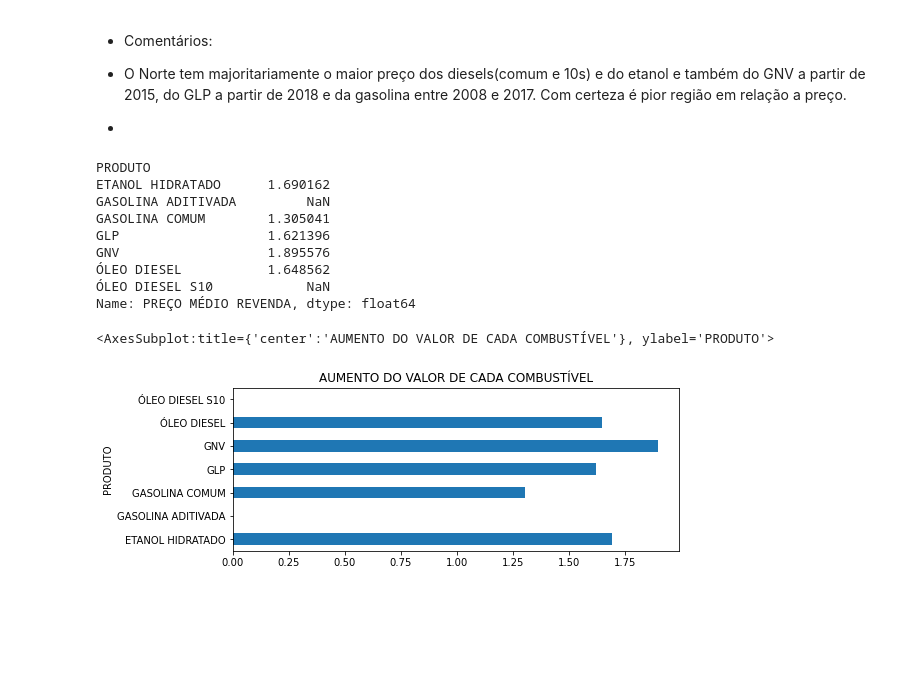
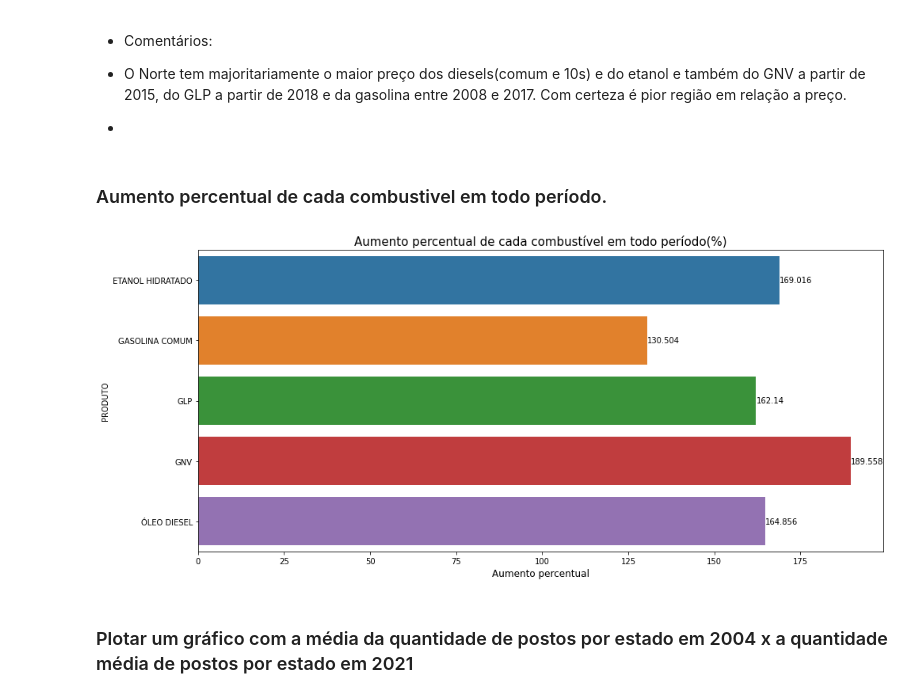
Before and after one commit to cruz-rodrigo/projeto4, a Jupyter notebook: projeto_4.ipynb, the cells around one changed output. Cells and saved outputs as stored; diff of their text form; code cells hidden in the pictures; blank space fills up the shorter version.

```diff
--- a/projeto_4.ipynb
+++ b/projeto_4.ipynb
@@ -128,20 +131,21 @@ axs[2,1].legend(labels=['CENTRO OESTE', 'NORDESTE', 'NORTE', 'SUDESTE', 'SUL'],
 
 - O Norte tem majoritariamente o maior preço dos diesels(comum e 10s) e do etanol e também do GNV a partir de 2015, do GLP a partir de 2018 e da gasolina entre 2008 e 2017. Com certeza é pior região em relação a preço.
 -
+# %% [markdown]
+### Aumento percentual de cada combustivel em todo período.
 # %%
 aumento_produto = df_gas.pivot_table(index='ANO', columns='PRODUTO', values='PREÇO MÉDIO REVENDA', aggfunc='mean')
-aumento_bruto_produto = (df_gas.loc[df_gas["ANO"]==2021].groupby(['PRODUTO'])["PREÇO MÉDIO REVENDA"].mean() - df_gas.loc[df_gas["ANO"]==2004].groupby(['PRODUTO'])["PREÇO MÉDIO REVENDA"].mean())/df_gas.loc[df_gas["ANO"]==2004].groupby(['PRODUTO'])["PREÇO MÉDIO REVENDA"].mean()
-display(aumento_bruto_produto)
-aumento_bruto_produto.plot(kind='barh', figsize=(8,3), title='AUMENTO DO VALOR DE CADA COMBUSTÍVEL', ylabel='Aumento em Reais(R$)')
+aumento_bruto_produto = ((df_gas.loc[df_gas["ANO"]==2021].groupby(['PRODUTO'])["PREÇO MÉDIO REVENDA"].mean() - df_gas.loc[df_gas["ANO"]==2004].groupby(['PRODUTO'])["PREÇO MÉDIO REVENDA"].mean())/df_gas.loc[df_gas["ANO"]==2004].groupby(['PRODUTO'])["PREÇO MÉDIO REVENDA"].mean())*100
+aumento_bruto_produto = aumento_bruto_produto.to_frame()
+aumento_bruto_produto.reset_index(inplace=True)
+aumento_bruto_produto.drop(labels = [1,6],axis=0, inplace=True)
-# %% [output]
-PRODUTO
-ETANOL HIDRATADO      1.690162
-GASOLINA ADITIVADA         NaN
-GASOLINA COMUM        1.305041
-GLP                   1.621396
-GNV                   1.895576
-ÓLEO DIESEL           1.648562
-ÓLEO DIESEL S10            NaN
-Name: PREÇO MÉDIO REVENDA, dtype: float64
-<AxesSubplot:title={'center':'AUMENTO DO VALOR DE CADA COMBUSTÍVEL'}, ylabel='PRODUTO'>
-[figure, removed]
+# %%
+plt.figure(figsize=(15.5,7))
+plt.title('Aumento percentual de cada combustível em todo período(%)', size=15)
+grafico_aumento_percentual = sns.barplot(data=aumento_bruto_produto, x='PREÇO MÉDIO REVENDA', y='PRODUTO')
+grafico_aumento_percentual.set_xlabel("Aumento percentual", size = 12 )
+grafico_aumento_percentual.bar_label(grafico_aumento_percentual.containers[0]);
+# %% [output]
+[figure, added]
+# %% [markdown]
+### Plotar um gráfico com a média da quantidade de postos por estado em 2004 x a quantidade média de postos por estado em 2021
```
Also changed, not shown: parts of 15 cells of this notebook.
